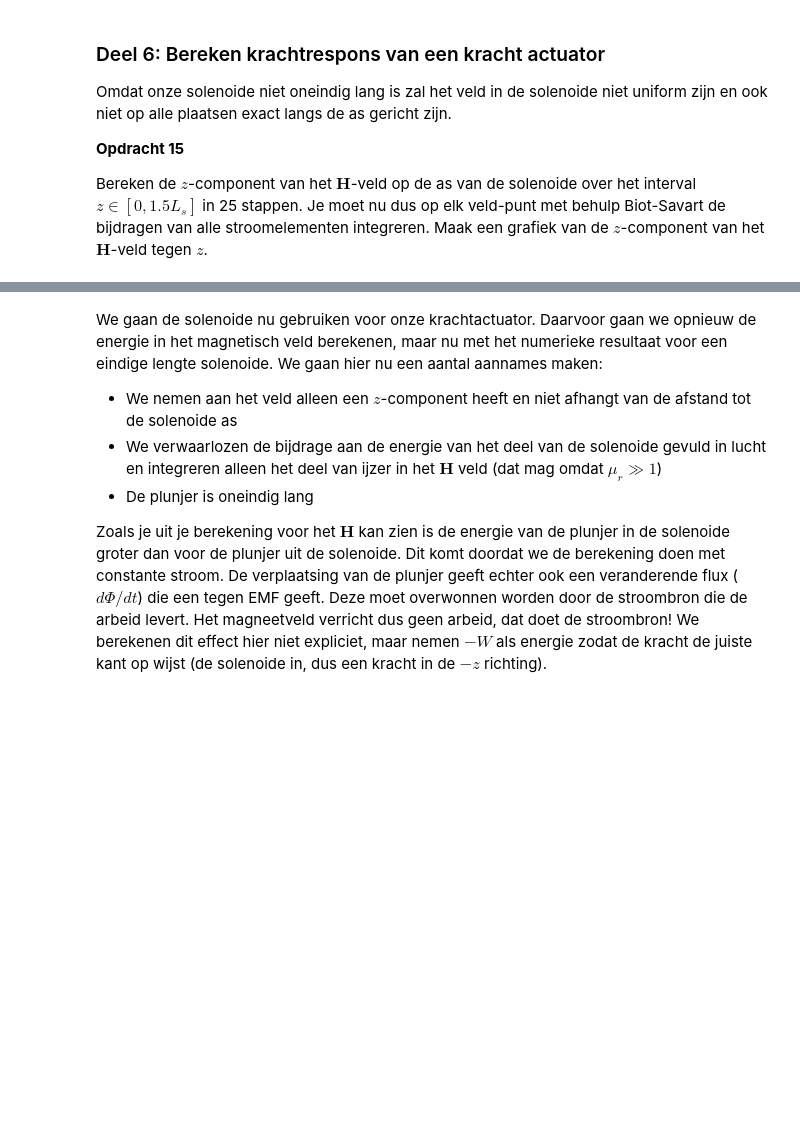
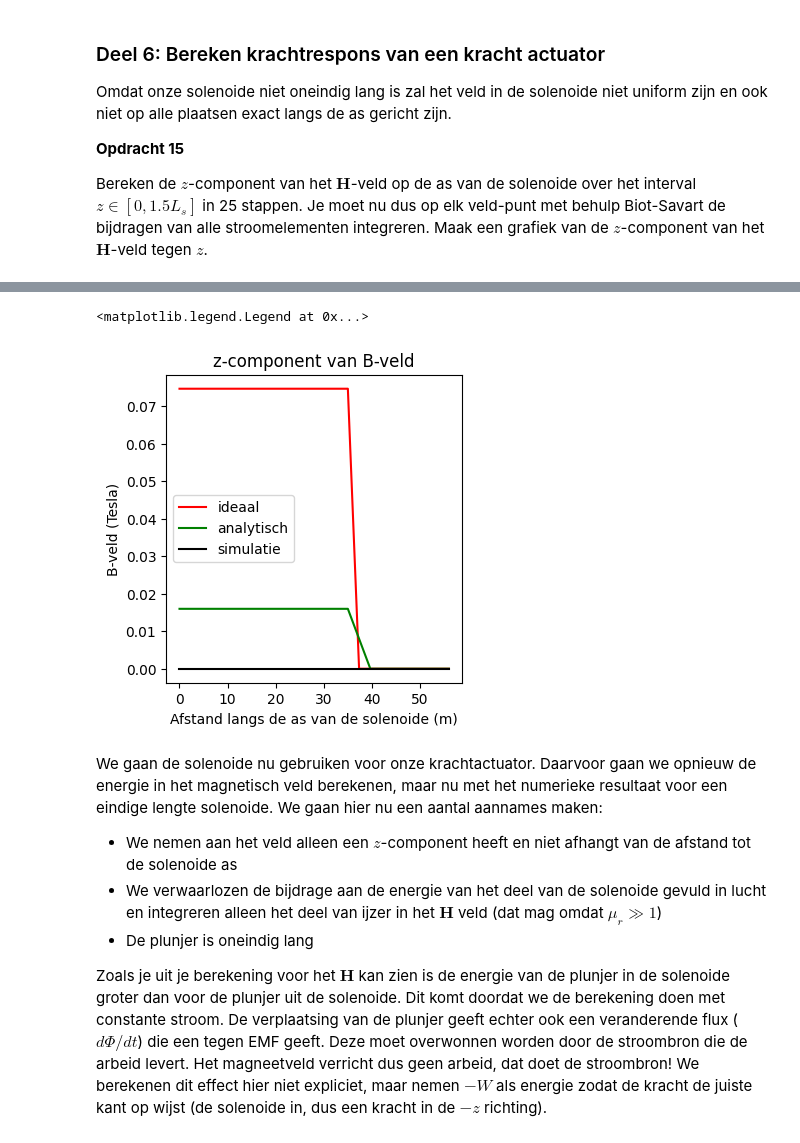
Before and after one commit to luckykat07/opdrachten-DEF-D_LE, a Jupyter notebook: DigitaleOntwerpopdrachten/2KrachtactuatorOpdracht/KrachtactuatorOpdracht.ipynb, the cells around one changed output, grey strips where cells are left out. Drawn from its saved outputs; the diff is of its cells as text; code cells hidden in the pictures; blank space fills up the shorter version.

```diff
--- a/DigitaleOntwerpopdrachten/2KrachtactuatorOpdracht/KrachtactuatorOpdracht.ipynb
+++ b/DigitaleOntwerpopdrachten/2KrachtactuatorOpdracht/KrachtactuatorOpdracht.ipynb
@@ -506,32 +506,67 @@ Omdat onze solenoide niet oneindig lang is zal het veld in de solenoide niet uni
 Bereken de $z$-component van het $\mathbf{H}$-veld op de as van de solenoide over het interval $z \in [0, 1.5L_s]$ in 25 stappen. Je moet nu dus op elk veld-punt met behulp Biot-Savart de bijdragen van alle stroomelementen integreren. Maak een grafiek van de $z$-component van het $\mathbf{H}$-veld tegen $z$.
 # %%
 n_ax=25
-z_ax=np.linspace(0, 1.5*L_sol/2, n_ax)
 H_ax=np.zeros((n_ax,1))
+Verschillende_xyz = []
+Verschillende_dl = []
+r_sources = []
+Verschillende_diff = []
+fields = []
+for i in range(len(L_sol)): #expirimentele manier om alle 3 de designs in een for loop te berekenen inplaats van alles 3x kopieren en plakken en dan een ander naampje te geven
+    x_source, y_source, z_source = parametrisatie(n_ax, r_sol[i], aantal_omwentelingen[i], L_sol[i])
+    Verschillende_xyz.append((x_source, y_source, z_source))
+    dx, dy, dz = np.diff(x_source), np.diff(y_source), np.diff(z_source)
+    Verschillende_dl.append((dx, dy, dz))
 
-for i_field in range(n_ax):
-    print(f"\rIfield =  {i_field}", end="") # Print welk element van het veld nu berekend wordt.
-    # Bepaal de field coordinate
+
+for i in range(3):
+    r_source = []
+    diff = []
+    field = []
+    dx, dy, dz = Verschillende_dl[i]
+    x, y, z = Verschillende_xyz[i]
+    z_ax = np.linspace(0, 1.5*L_sol[i]/2, n_ax)
+    for I in range(n_ax-1):
+        source = np.array([x[I], y[I], z[I]])
+        diff_xyz = np.array([dx[I], dy[I], dz[I]])
+        r_fields = np.array([0, 0, z_ax[n_ax-1]])
+        r_source.append(source)
+        diff.append(diff_xyz)
+        field.append(r_fields)
+    fields.append(field)
+    r_sources.append(r_source)
+    Verschillende_diff.append(diff)
+H_model = []
+for I in range(3):
+    print(f"\rdesign =  {I}", end="")
     Hsimulated=np.array([0,0,0], dtype='float64')
-    for i_source in np.arange(1, N):
-        # Bepaal dl en r_source en gebruik
-        Hsimulated += field_current_element(r_field, r_source, dl)
-        print(f"Ifield =  {i_field}", end="")
+    for i in range(n_ax-1):
+        print(f"\rIfield =  {i}", end="")
+        r_field = np.array([0, 0, fields[I][i][2]])
+        r_source = np.array([r_sources[I][i][0],r_sources[I][i][1],r_sources[I][i][2]])
+        dl = np.array([Verschillende_diff[I][i][0], Verschillende_diff[I][i][1], Verschillende_diff[I][i][2]])
+        Hsimulated += (field_current_element(r_field, r_source, dl))
+        H_ax[i,0]=Hsimulated[2]
+        H_model.append(H_ax)
 
-    # selecting the z-component
-    H_ax[i_field,0]=Hsimulated[2]
+Ideaal_H_veld = []
+Analytisch_H_veld = []
+for i in range(3):
+    H_veld_ideaal=analytical_answer*np.ones(n_ax)*(1.0*(z_ax < L_sol[i]/2))
+    Ideaal_H_veld.append(H_veld_ideaal)
+# dit is nog een aardige analytische uitdrukking die je kan uitrekenen voor de z-component op de as van een solenoide met eindige lengte
+    H_veld_analytisch=(aantal_omwentelingen[i]*I/L_sol[i]/2)*((L_sol[i]/2-z_ax)/np.sqrt((z_ax- L_sol[i]/2)**2 + r_sol[i]**2)+(L_sol[i]/2+z_ax)/np.sqrt((z_ax+ L_sol[i]/2)**2 + r_sol[i]**2))
+    Analytisch_H_veld.append(H_veld_analytisch)
 
-H_veld_ideaal=analytical_answer*np.ones(n_ax)*(1.0*(z_ax < L_sol/2))
-
-# dit is nog een aardige analytische uitdrukking die je kan uitrekenen voor de z-component op de as van een solenoide met eindige lengte
-H_veld_analytisch=(aantal_omwent*I/L_sol/2)*((L_sol/2-z_ax)/np.sqrt((z_ax- L_sol/2)**2 + r_sol**2)+(L_sol/2+z_ax)/np.sqrt((z_ax+ L_sol/2)**2 + r_sol**2))
+print(H_model[1])
 
 plt.figure(figsize=[13,4])
 plt.subplot(131)
 plt.title('z-component van B-veld')
-plt.plot(z_ax, H_veld_ideaal, '-r', label='ideaal')
-plt.plot(z_ax, H_veld_analytisch, '-g', label='analytisch')
-plt.plot(z_ax, H_ax, '-k', label='simulatie')
+plt.plot(z_ax, Ideaal_H_veld[1], '-r', label='ideaal')
+plt.plot(z_ax, Analytisch_H_veld[1], '-g', label='analytisch')
+plt.plot(z_ax, H_model[1], '-k', label='simulatie')
 plt.xlabel('Afstand langs de as van de solenoide (m)')
 plt.ylabel('B-veld (Tesla)')
+plt.legend()
 # %% [output]
@@ -539,3 +590,5 @@ NameError: name 'L_sol' is not defined
+<matplotlib.legend.Legend at 0x...>
+[figure, added]
 # %% [markdown]
 We gaan de solenoide nu gebruiken voor onze krachtactuator. Daarvoor gaan we opnieuw de energie in het magnetisch veld berekenen, maar nu met het numerieke resultaat voor een eindige lengte solenoide. We gaan hier nu een aantal aannames maken:
 * We nemen aan het veld alleen een $z$-component heeft en niet afhangt van de afstand tot de solenoide as
```
Also changed, not shown: parts of 1 cell of this notebook.
